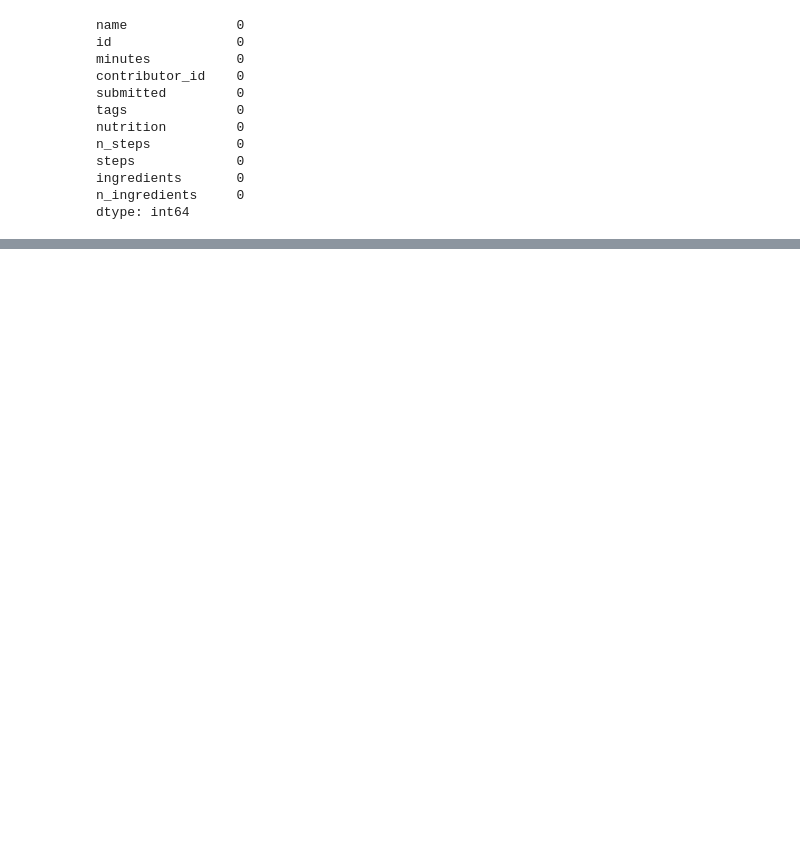
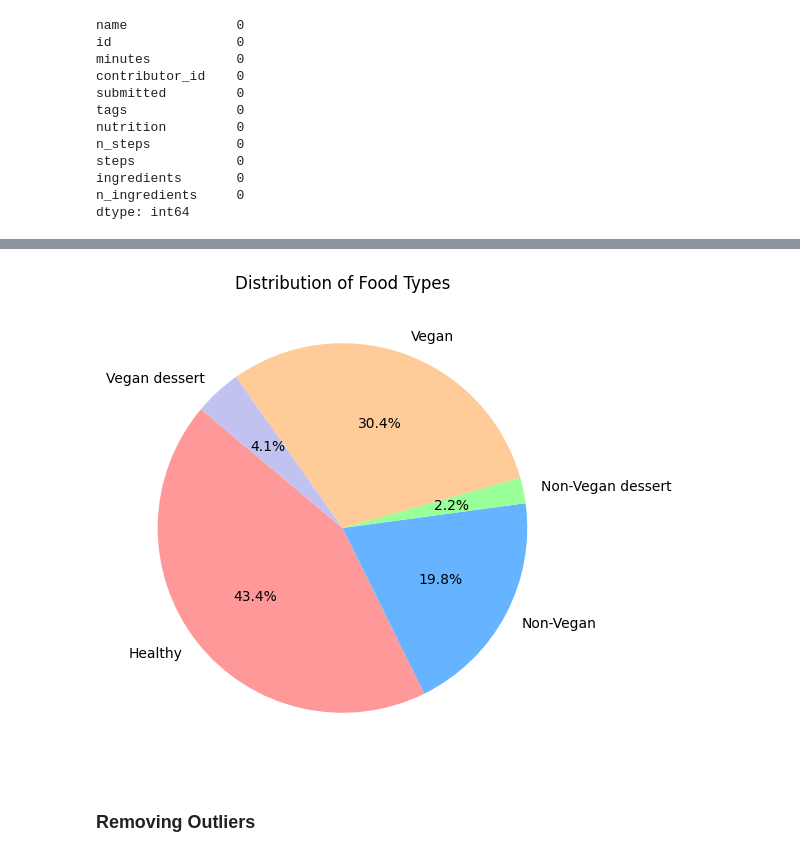
Before and after one commit to Melo04/diet-recommender-system, a Jupyter notebook: main.ipynb, the cells around one changed output, grey strips where cells are left out. Saved outputs shown, nothing was run; the diff lists cells and outputs as text; code cells hidden in the pictures; blank space fills up the shorter version.

```diff
--- a/main.ipynb
+++ b/main.ipynb
@@ -141,0 +242,14 @@ dtype: int64
+# %%
+# categorize food into healthy if it is between 20 to 300 calories
+for i in df.index:
+    if(df.loc[i, 'food types']!='Vegan dessert' and df.loc[i, 'food types']!='Non-Vegan dessert' and 20<df.loc[i, 'calories']<300):
+        df.loc[i, 'food types']='Healthy'
+# %%
+for i in df.index:
+    if(df.loc[i, 'food types']!='Vegan dessert' and df.loc[i, 'food types']!='Non-Vegan dessert' and df.loc[i, 'food types']!='Healthy'):
+        if('chicken' in df.loc[i, 'ingredients'] or 'eggs' in df.loc[i, 'ingredients'] or'ham' in df.loc[i, 'ingredients'] or 'pepperoni' in df.loc[i, 'ingredients'] ):
+            df.loc[i, 'food types']='Non-Vegan'
+# %%
+for i in df.index:
+    if(df.loc[i, 'food types']!='Vegan dessert' and df.loc[i, 'food types']!='Non-Vegan dessert' and df.loc[i, 'food types']!='Healthy' and df.loc[i, 'food types']!='Non-Vegan'):
+        df.loc[i, 'food types']='Vegan'
@@ -181,0 +385,12 @@ we can see that there is no any duplicated data, which is great
+# %%
+totals = types.sum()
+
+# Plot the pie chart
+plt.figure(figsize=(6, 6))
+plt.pie(totals, labels=totals.index, autopct='%1.1f%%', startangle=140, colors=['#ff9999','#66b3ff','#99ff99','#ffcc99','#c2c2f0'])
+plt.title('Distribution of Food Types')
+plt.show()
+# %% [output]
+[figure, added]
+# %% [markdown]
+### Removing Outliers
```
Also changed, not shown: parts of 67 cells of this notebook, 1 other file.
